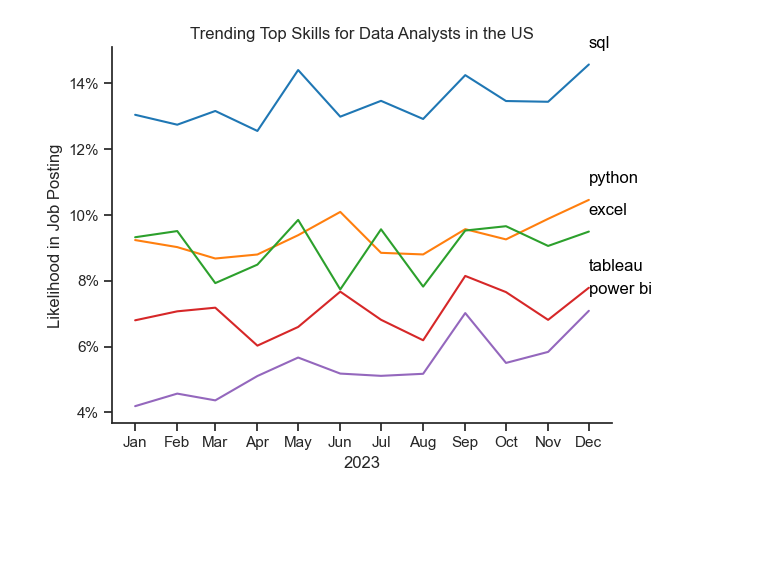
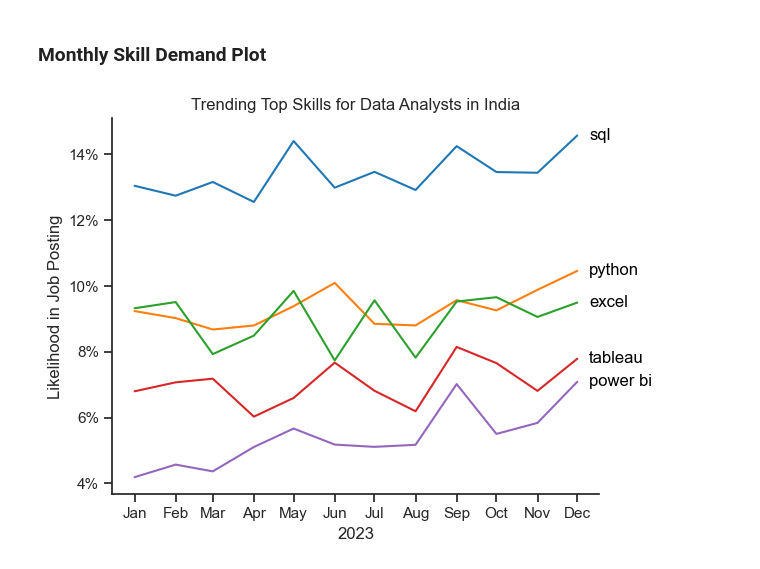
Before and after one commit to Naheem1234/Job_Market_Skills_Analysis_Python, a Jupyter notebook: skills_trend.ipynb, the cells around one changed output. Cells and saved outputs as stored; diff of their text form; code cells hidden in the pictures; blank space fills up the shorter version.

Commit message:
Job_Market_Skill_Analysis

```diff
--- a/skills_trend.ipynb
+++ b/skills_trend.ipynb
@@ -16,41 +76,38 @@ df['job_skills'] = df['job_skills'].apply(to_list)
+# %% [markdown]
+### Monthly Skill Demand Plot
 # %%
-df_india = df[df['job_country'] == 'India'].copy()
-df_india_da = df_india[df_india['job_title_short'] == 'Data Analyst']
-df_skills = df_india_da.explode('job_skills')
-df_skills['job_posted_month'] = df_skills['job_posted_date'].dt.to_period ('M')
-df_pivot = df_skills.pivot_table(index= 'job_posted_month', columns= 'job_skills', aggfunc= 'size', fill_value= 0)
-df_pivot.loc['total'] = df_pivot.sum()
-df_pivot = df_pivot[df_pivot.loc['total'].sort_values(ascending= False).index]
-df_pivot = df_pivot.drop('total')
-df_pivot.index = df_pivot.index.astype('period[M]')
-df_total = df_skills.groupby('job_posted_month').size()
-df_skill_percentage = df_pivot.iloc[:12].div(df_total/100, axis=0)
-
 from matplotlib.ticker import PercentFormatter
 
 df_plot = df_skill_percentage.iloc[:, :5]
 df_plot.index = df_plot.index.to_timestamp()
 sns.lineplot(data=df_plot, dashes=False, legend='full', palette='tab10')
 sns.set_theme(style='ticks')
 sns.despine() # remove top and right spines
 
-plt.title('Trending Top Skills for Data Analysts in the US')
+plt.title('Trending Top Skills for Data Analysts in India')
 plt.ylabel('Likelihood in Job Posting')
 plt.xlabel('2023')
 plt.legend().remove()
 plt.gca().yaxis.set_major_formatter(PercentFormatter(decimals=0))
 
 plt.xticks(
     ticks=df_plot.index,
     labels=[p.strftime('%b') for p in df_plot.index],
     rotation=0
 )
-# annotate the plot with the top 5 skills using plt.text()
+
 for i in range(5):
-    plt.text(df_plot.index[-1], df_plot.iloc[-1, i], df_plot.columns[i], color='black')
+    plt.text(
+        df_plot.index[-1] + pd.Timedelta(days=9),  # move 0.5 month (~15 days) to the right
+        df_plot.iloc[-1, i],
+        df_plot.columns[i],
+        color='black',
+        va='center'  # keeps it vertically centered
+    )
+
 
 plt.tight_layout()
 
 plt.show()
 # %% [output]
-[figure, old version]
+[figure, new version]
```
Also changed, not shown: parts of 7 cells of this notebook, 9 other files.
